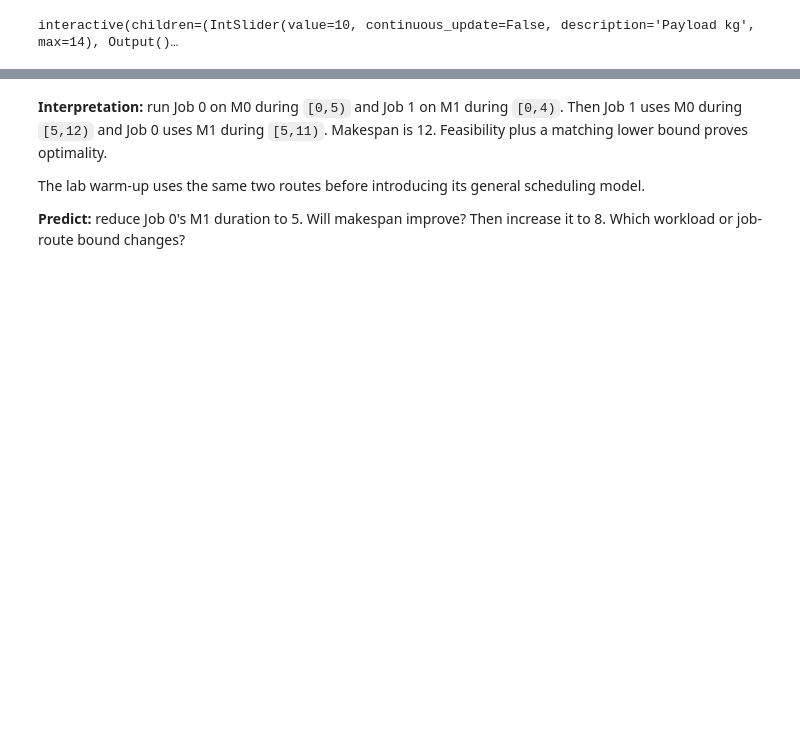
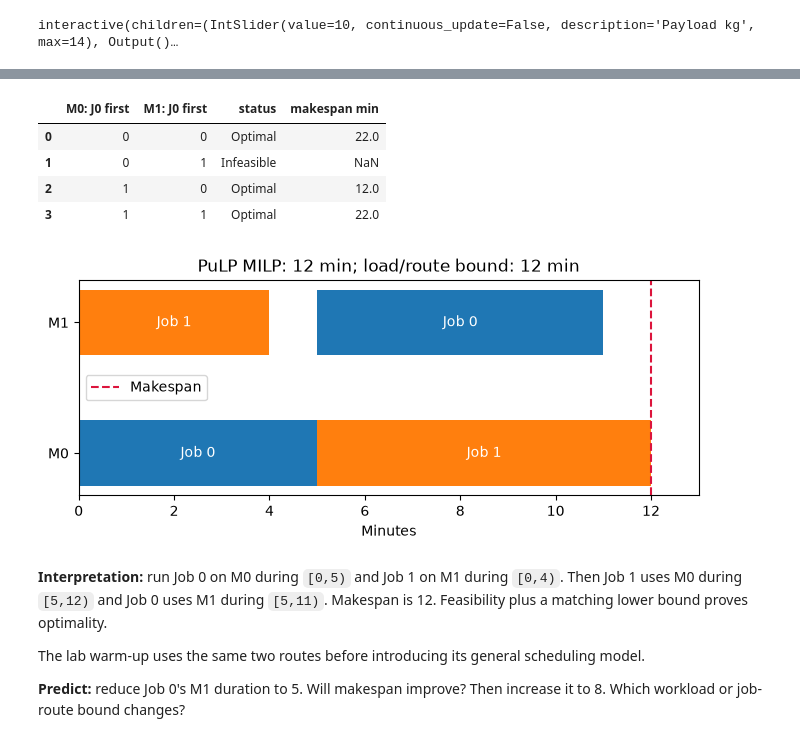
Before and after one commit to AdoHaha/automation_robotics_lab, a Jupyter notebook: lectures/notebooks/lecture_2_discrete_optimization.ipynb, the cells around one changed output, grey strips where cells are left out. Cells and saved outputs as stored; diff of their text form; code cells hidden in the pictures; blank space fills up the shorter version.

Commit message:
Use PuLP and CBC for lecture linear and integer examples

```diff
--- a/lectures/notebooks/lecture_2_discrete_optimization.ipynb
+++ b/lectures/notebooks/lecture_2_discrete_optimization.ipynb
@@ -9,10 +11,12 @@ Run from the top. Prerequisites: Python functions and lecture 1's variables, obj
 import numpy as np
 import pandas as pd
 import matplotlib.pyplot as plt
-from scipy.optimize import linprog, milp, Bounds, LinearConstraint
+import pulp
 from IPython.display import display
-# All teaching data below are explicit and deterministic. No files or downloads.
+from itertools import product
+from scipy.optimize import minimize_scalar  # Optional nonlinear extension only.
+
+SOLVER = pulp.PULP_CBC_CMD(msg=False)
+assert SOLVER.available(), 'CBC is unavailable; check the PuLP 3.x installation.'
+print(f'PuLP {pulp.__version__}; CBC is available')
 np.set_printoptions(precision=4, suppress=True)
-
-from itertools import product
-from scipy.optimize import minimize_scalar
@@ -203,3 +186,54 @@ assert np.isclose(min(b['result'].fun for b in schedule_branches(5) if b['result
+# %%
+def schedule_experiment(job0_m1=6.):
+    best = solve_job_shop(job0_m1)
+    assert best['model'].status == pulp.LpStatusOptimal
+    branches = [solve_job_shop(job0_m1, fixed_order=order) for order in product([0, 1], repeat=2)]
+    rows = []
+    for order, branch in zip(product([0, 1], repeat=2), branches):
+        optimal = branch['model'].status == pulp.LpStatusOptimal
+        rows.append({'M0: J0 first': order[0], 'M1: J0 first': order[1],
+                     'status': pulp.LpStatus[branch['model'].status],
+                     'makespan min': branch['makespan'].value() if optimal else np.nan})
+    display(pd.DataFrame(rows))
+    finish = best['makespan'].value()
+    starts = {op: variable.value() for op, variable in best['start'].items()}
+    duration = best['duration']
+    # Independent physical checks, beyond trusting the solver status or the picture.
+    for earlier, later in [('J0_M0', 'J0_M1'), ('J1_M1', 'J1_M0')]:
+        assert starts[later] + 1e-7 >= starts[earlier] + duration[earlier]
+    for a, b in [('J0_M0', 'J1_M0'), ('J0_M1', 'J1_M1')]:
+        assert (starts[a]+duration[a] <= starts[b]+1e-7 or
+                starts[b]+duration[b] <= starts[a]+1e-7)
+    assert np.isclose(finish, max(starts[op]+duration[op] for op in duration))
+    assert np.isclose(finish, min(row['makespan min'] for row in rows if row['status']=='Optimal'))
+    lower_bound = max(12., job0_m1 + 4., 5. + job0_m1, 11.)
+    fig, ax = plt.subplots(figsize=(8, 2.8))
+    for op, job, machine in [('J0_M0', 0, 0), ('J0_M1', 0, 1), ('J1_M1', 1, 1), ('J1_M0', 1, 0)]:
+        ax.barh(machine, duration[op], left=starts[op], height=.5,
+                color=['tab:blue', 'tab:orange'][job])
+        ax.text(starts[op]+duration[op]/2, machine, f'Job {job}', ha='center', va='center', color='white')
+    ax.axvline(finish, color='crimson', linestyle='--', label='Makespan')
+    ax.set(yticks=[0, 1], yticklabels=['M0', 'M1'], xlabel='Minutes',
+           xlim=(0, finish+1), title=f'PuLP MILP: {finish:g} min; load/route bound: {lower_bound:g} min')
+    ax.legend(); plt.show()
+    best['branches'] = branches
+    return best
+
+best = schedule_experiment()
+assert tuple(round(best['before'][m].value()) for m in ['M0', 'M1']) == (1, 0)
+assert np.isclose(best['makespan'].value(), 12.)
+assert sum(b['model'].status == pulp.LpStatusInfeasible for b in best['branches']) == 1
+# Faster M1 processing cannot evade M0's 12-minute workload.
+faster = solve_job_shop(5)
+assert faster['model'].status == pulp.LpStatusOptimal
+assert np.isclose(faster['makespan'].value(), 12)
+# %% [output]
+|  | M0: J0 first | M1: J0 first | status | makespan min |
+| 0 | 0 | 0 | Optimal | 22.0 |
+| 1 | 0 | 1 | Infeasible | NaN |
+| 2 | 1 | 0 | Optimal | 12.0 |
+| 3 | 1 | 1 | Optimal | 22.0 |
+[figure, added]
 # %% [markdown]
 **Interpretation:** run Job 0 on M0 during `[0,5)` and Job 1 on M1 during `[0,4)`. Then Job 1 uses M0 during `[5,12)` and Job 0 uses M1 during `[5,11)`. Makespan is 12. Feasibility plus a matching lower bound proves optimality.
 
```
Also changed, not shown: parts of 7 cells of this notebook, 5 other files.
